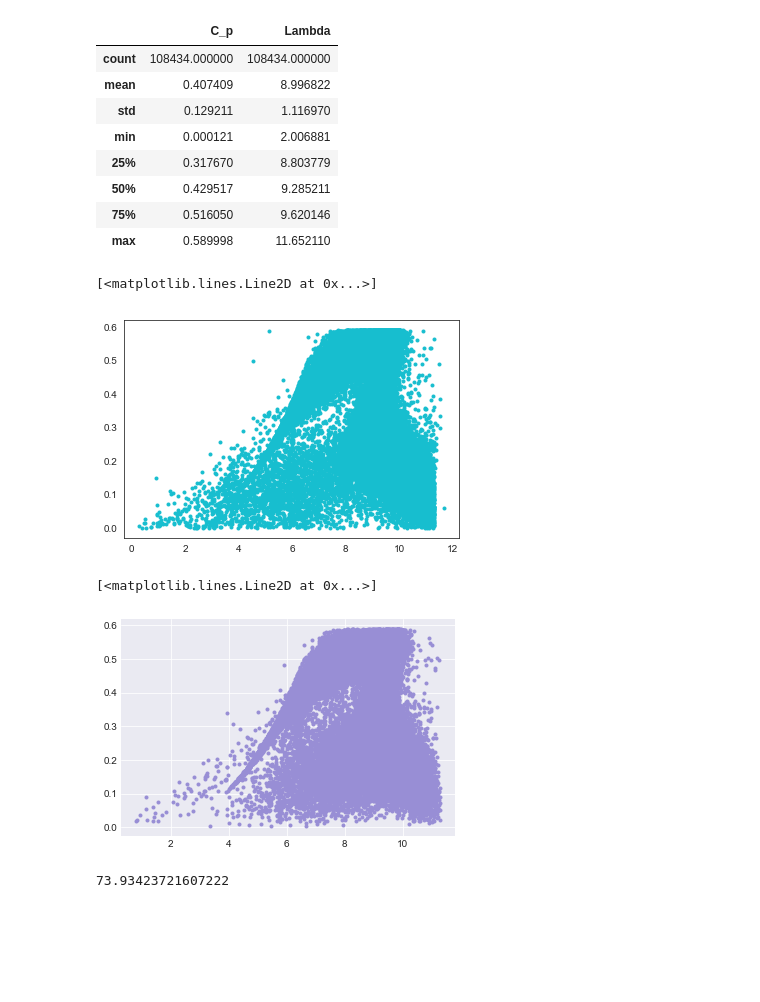
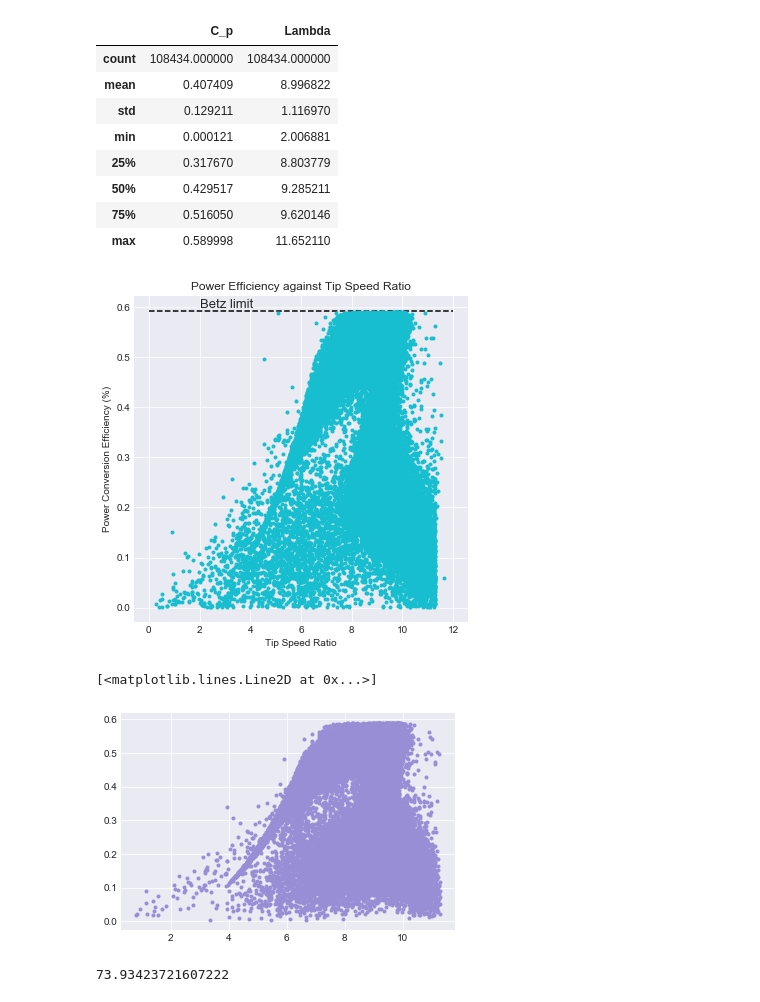
Before and after one commit to Jamiesmackay/Masters_Project, a Jupyter notebook: Code unedited/Project/Project_code.ipynb, the cells around one changed output. Drawn from its saved outputs; the diff is of its cells as text; code cells hidden in the pictures; blank space fills up the shorter version.

```diff
--- a/Code unedited/Project/Project_code.ipynb
+++ b/Code unedited/Project/Project_code.ipynb
@@ -424,17 +438,25 @@ display(C_p_Lambda_R80790_df.describe())
 | 50% | 0.429517 | 9.285211 |
 | 75% | 0.516050 | 9.620146 |
 | max | 0.589998 | 11.652110 |
-# %%
-plt.plot(C_p_Lambda_R80711_df.Lambda,C_p_Lambda_R80711_df.C_p, 'C9.')
-# %% [output]
-[<matplotlib.lines.Line2D at 0x...>]
-[figure, removed]
-# %%
-C_p_Lambda_R80711_df_mean = C_p_Lambda_R80711_df.rolling(2).mean()
-plt.plot(C_p_Lambda_R80711_df_mean.Lambda,C_p_Lambda_R80711_df_mean.C_p, 'C9.')
-# %% [output]
-[<matplotlib.lines.Line2D at 0x...>]
-[figure, removed]
+# %%
+plt.figure(figsize = (6,6))
+plt.plot(C_p_Lambda_R80711_df.Lambda,C_p_Lambda_R80711_df.C_p, 'C9.')
+plt.ylabel('Power Conversion Efficiency (%)')
+plt.xlabel('Tip Speed Ratio')
+plt.title('Power Efficiency against Tip Speed Ratio')
+plt.hlines(0.593,xmin=0,xmax = 12, linestyles = 'dashed', label = 'Betz limit')
+plt.annotate('Betz limit', xy = (2,0.6),fontsize = 13)
+plt.savefig('Power_Efficiency_against_Tip_Speed_Ratio.pdf')
+# %% [output]
+[figure, added]
+# %%
+C_p_Lambda_R80711_df_mean = C_p_Lambda_R80711_df.rolling(2).mean()
+plt.plot(C_p_Lambda_R80711_df_mean.Lambda,C_p_Lambda_R80711_df_mean.C_p, 'C9.')
+# not sure how best to display this since adding a rolling mean doesn't clear up the data the way I want.
+# The data appears to follow the general curve of lambda/C_p, however we only
+# %% [output]
+[<matplotlib.lines.Line2D at 0x...>]
+[figure, added]
 # %%
 Basic_Data_drop_Sort.Rs_avg.max()*math.pi*D/60 # which is just higher than the max tip speed shown in the manual (73.4)
 # %% [output]
```
Also changed, not shown: parts of 16 cells of this notebook.
